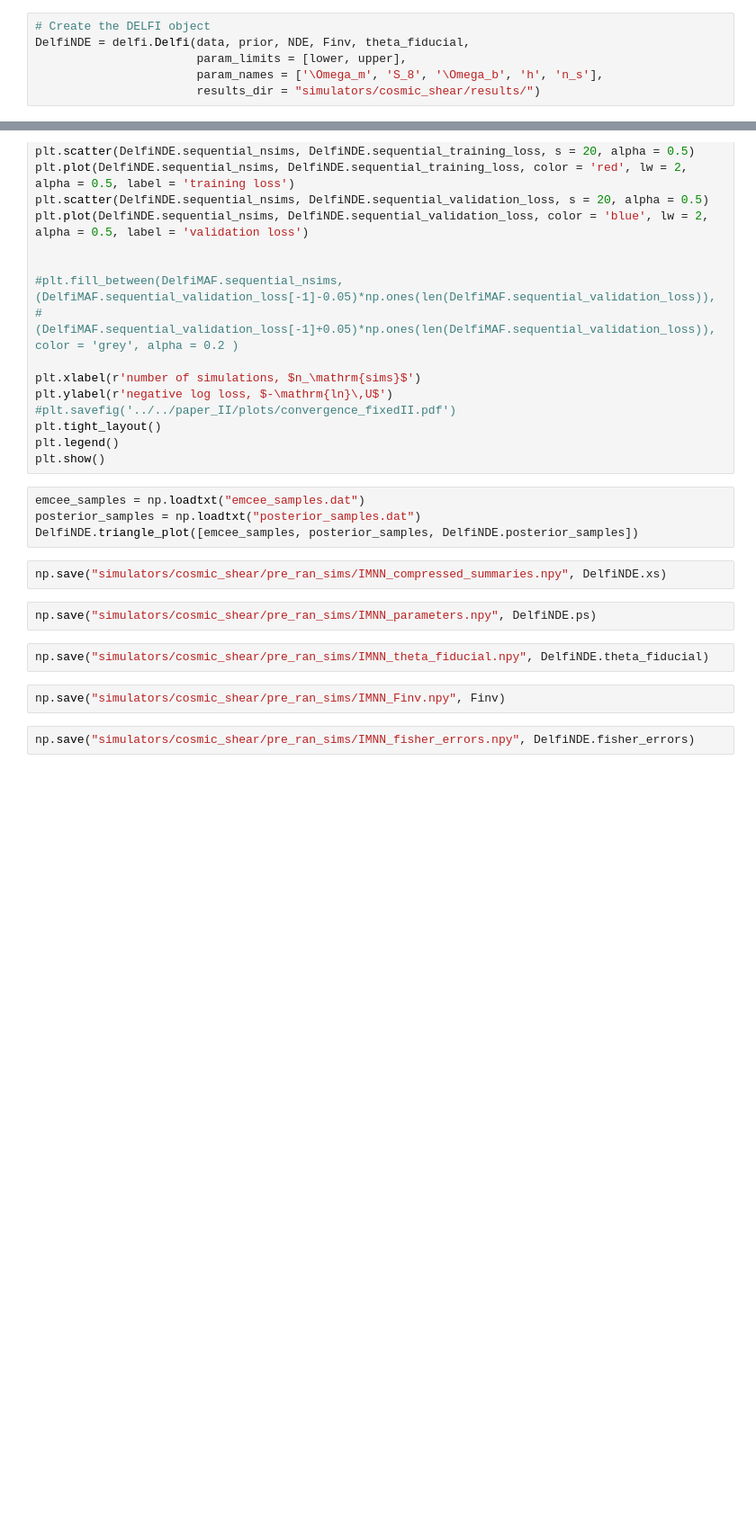
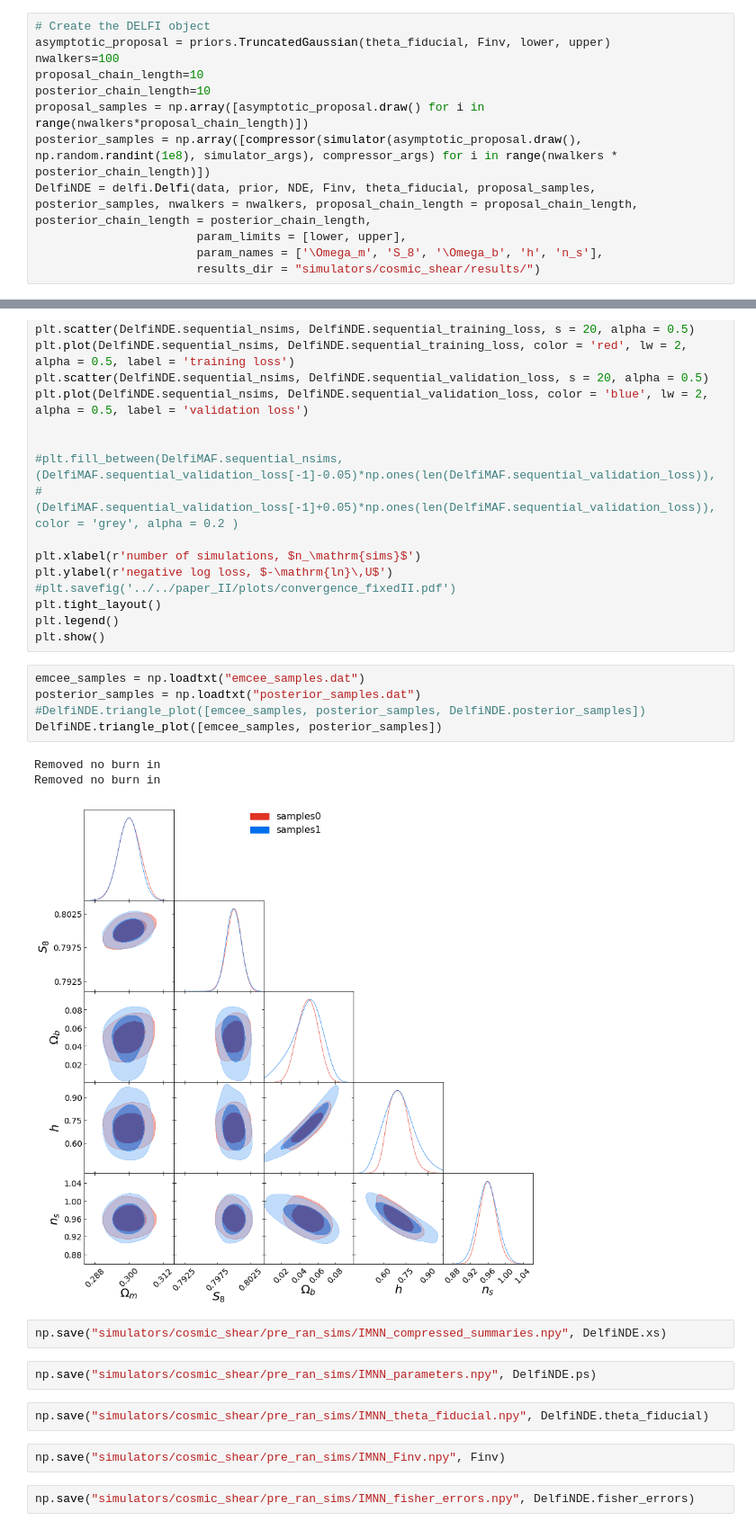
Before and after one commit to jasminelujia/pydelfi, a Jupyter notebook: cosmic_shear-IMNN.ipynb, the cells around one changed output, grey strips where cells are left out. Shown at 90% size. Saved outputs shown, nothing was run; the diff lists cells and outputs as text; blank space fills up the shorter version.

```diff
--- a/cosmic_shear-IMNN.ipynb
+++ b/cosmic_shear-IMNN.ipynb
@@ -139,7 +207,13 @@ NDE = ndes.MixtureDensityNetwork(n_inputs=5, n_outputs=5, n_components=3, n_hidd
 #NDE = ndes.ConditionalMaskedAutoregressiveFlow(n_inputs=5, n_outputs=5, n_hiddens=[50,50], n_mades=5, act_fun=tf.tanh)
 # %%
 # Create the DELFI object
-DelfiNDE = delfi.Delfi(data, prior, NDE, Finv, theta_fiducial,
+asymptotic_proposal = priors.TruncatedGaussian(theta_fiducial, Finv, lower, upper)
+nwalkers=100
+proposal_chain_length=10
+posterior_chain_length=10
+proposal_samples = np.array([asymptotic_proposal.draw() for i in range(nwalkers*proposal_chain_length)])
+posterior_samples = np.array([compressor(simulator(asymptotic_proposal.draw(), np.random.randint(1e8), simulator_args), compressor_args) for i in range(nwalkers * posterior_chain_length)])
+DelfiNDE = delfi.Delfi(data, prior, NDE, Finv, theta_fiducial, proposal_samples, posterior_samples, nwalkers = nwalkers, proposal_chain_length = proposal_chain_length, posterior_chain_length = posterior_chain_length,
                        param_limits = [lower, upper],
                        param_names = ['\Omega_m', 'S_8', '\Omega_b', 'h', 'n_s'],
                        results_dir = "simulators/cosmic_shear/results/")
@@ -257,7 +265,12 @@ plt.show()
 # %%
 emcee_samples = np.loadtxt("emcee_samples.dat")
 posterior_samples = np.loadtxt("posterior_samples.dat")
-DelfiNDE.triangle_plot([emcee_samples, posterior_samples, DelfiNDE.posterior_samples])
+#DelfiNDE.triangle_plot([emcee_samples, posterior_samples, DelfiNDE.posterior_samples])
+DelfiNDE.triangle_plot([emcee_samples, posterior_samples])
+# %% [output]
+Removed no burn in
+Removed no burn in
+[figure, added]
 # %%
 np.save("simulators/cosmic_shear/pre_ran_sims/IMNN_compressed_summaries.npy", DelfiNDE.xs)
 # %%
```
Also changed, not shown: parts of 12 cells of this notebook, 7 other files.
